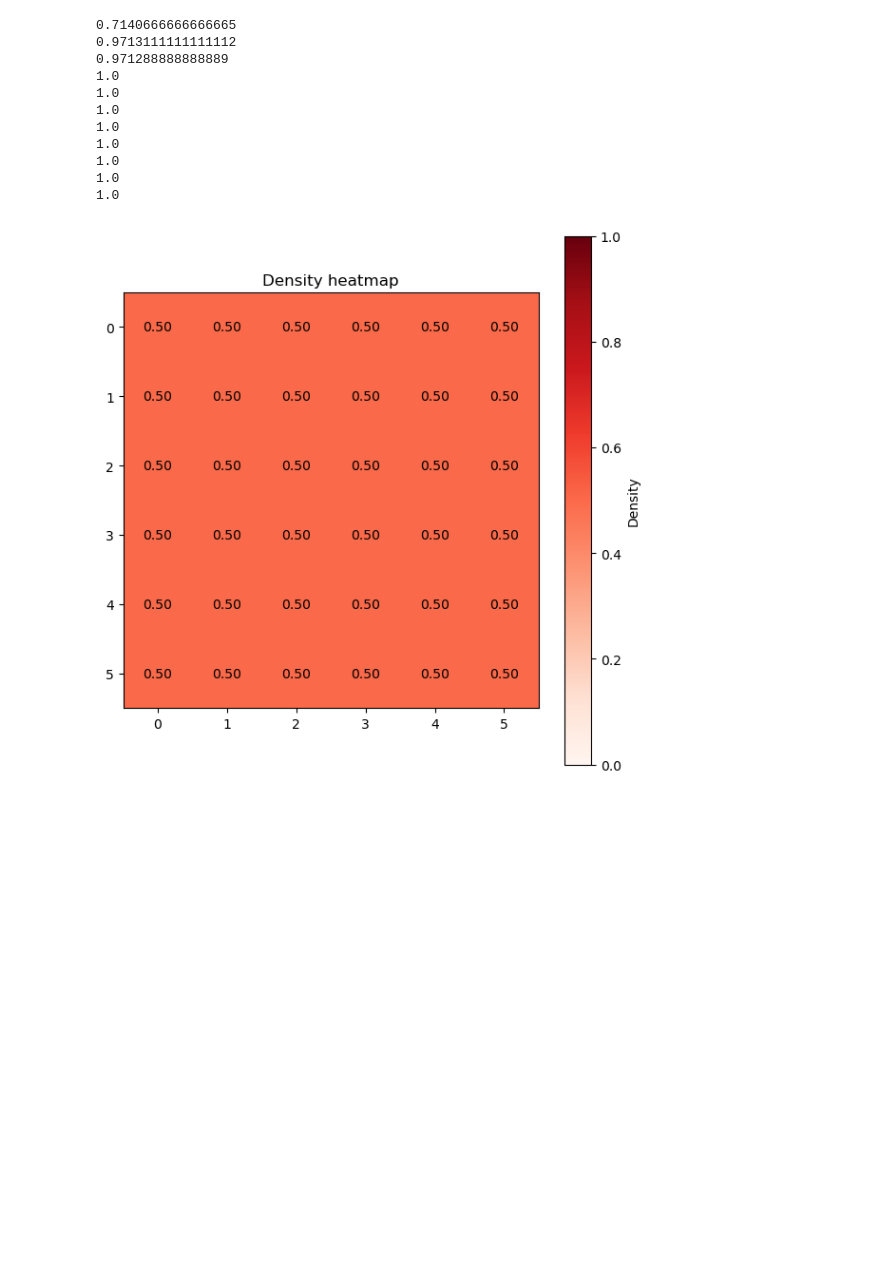
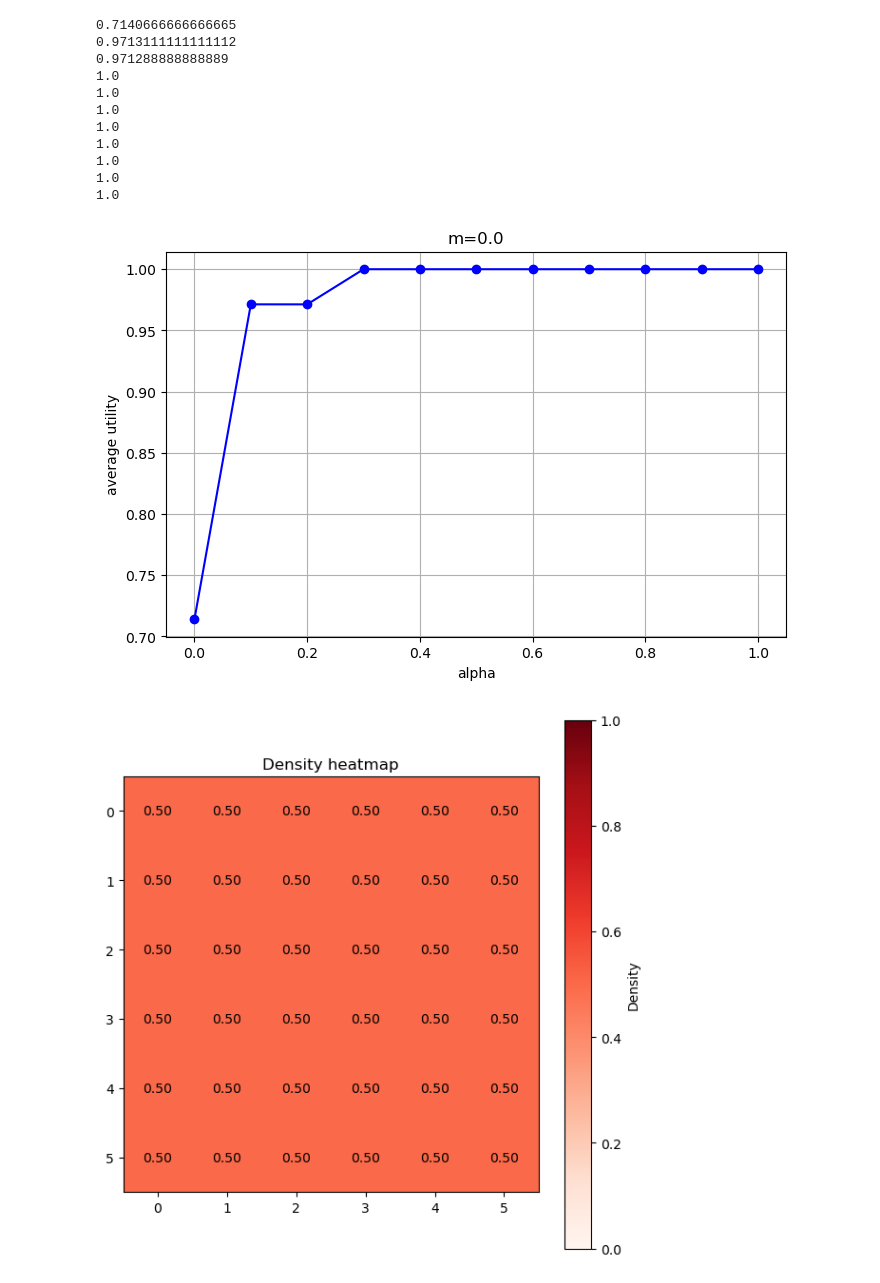
Before and after one commit to TalionS/Schelling-simulation, a Jupyter notebook: Schelling_model.ipynb, the cells around one changed output. Cells and saved outputs as stored; diff of their text form; code cells hidden in the pictures; blank space fills up the shorter version.

```diff
--- a/Schelling_model.ipynb
+++ b/Schelling_model.ipynb
@@ -200,6 +200,12 @@ for alpha in alphas:
 1.0
 1.0
 1.0
+# %%
+utils.plot_line_chart(alphas, PoAs, title='m=0.0', xlabel='alpha', ylabel='average utility',
+                    line_style='-', marker='o', color='b', label=None,
+                    figsize=(8, 5), grid=True, legend=True)
+# %% [output]
+[figure, added]
 # %%
 utils.plot_density_heatmap(6, 6, version_1(Q, H, rho0, max_steps, m=0.0, alpha=0.3, T=T) / H, title='Density heatmap', xlabel='', ylabel='')
 # %% [output]
```
